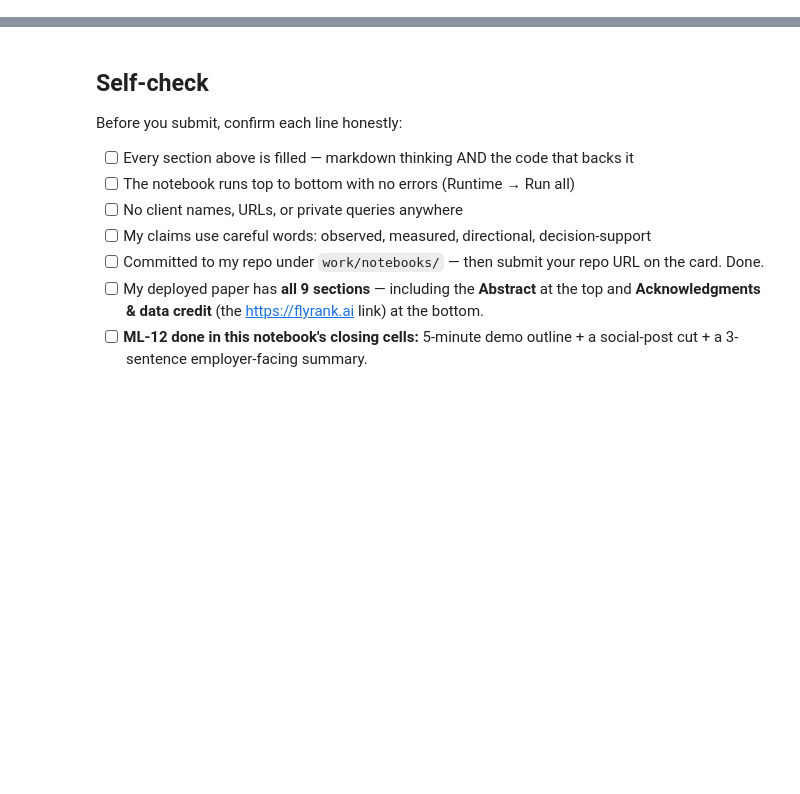
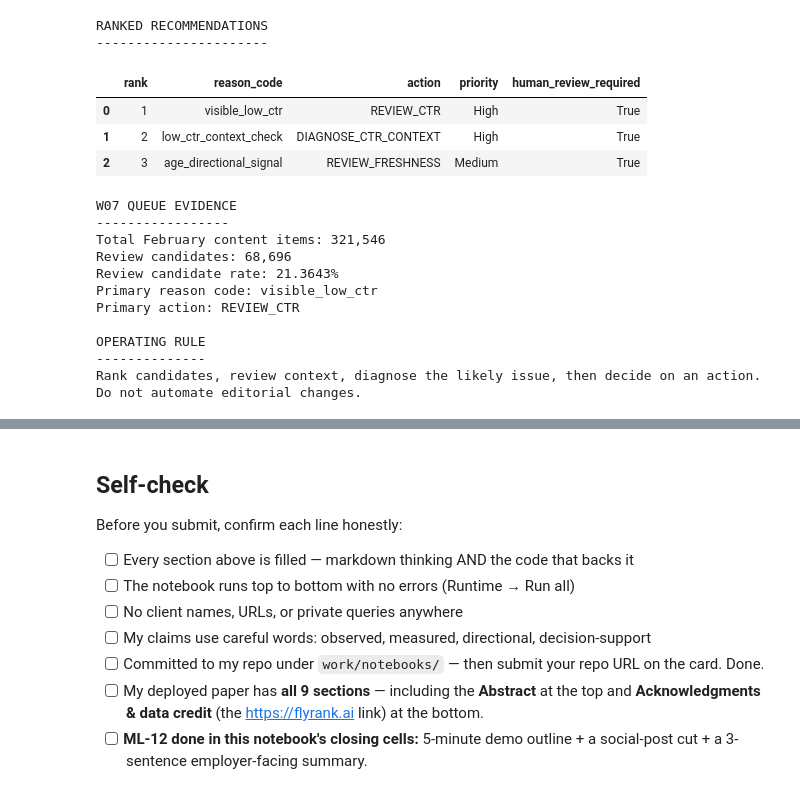
Before and after one commit to Shakir-j/flyrank-internship-ml, a Jupyter notebook: work/notebooks/capstone.ipynb, the cells around one changed output, grey strips where cells are left out. Cells and saved outputs as stored; diff of their text form; code cells hidden in the pictures; blank space fills up the shorter version.

```diff
--- a/work/notebooks/capstone.ipynb
+++ b/work/notebooks/capstone.ipynb
@@ -36,0 +497,79 @@ This skeleton is yours to fill. Work the sections **in order** — each one has
+# %%
+# ============================================================
+# SECTION 6 — RANKED RECOMMENDATIONS
+# ============================================================
+
+recommendations = pd.DataFrame({
+    "rank": [1, 2, 3],
+    "reason_code": [
+        "visible_low_ctr",
+        "low_ctr_context_check",
+        "age_directional_signal"
+    ],
+    "action": [
+        "REVIEW_CTR",
+        "DIAGNOSE_CTR_CONTEXT",
+        "REVIEW_FRESHNESS"
+    ],
+    "priority": [
+        "High",
+        "High",
+        "Medium"
+    ],
+    "human_review_required": [
+        True,
+        True,
+        True
+    ]
+})
+
+print("RANKED RECOMMENDATIONS")
+print("----------------------")
+display(recommendations)
+
+
+# ------------------------------------------------------------
+# W07 queue evidence
+# ------------------------------------------------------------
+
+total_content_items = 321546
+review_candidates = 68696
+review_rate = review_candidates / total_content_items
+
+print("\nW07 QUEUE EVIDENCE")
+print("-----------------")
+print("Total February content items:", f"{total_content_items:,}")
+print("Review candidates:", f"{review_candidates:,}")
+print("Review candidate rate:", f"{review_rate:.4%}")
+print("Primary reason code:", "visible_low_ctr")
+print("Primary action:", "REVIEW_CTR")
+
+
+# ------------------------------------------------------------
+# Operating rule
+# ------------------------------------------------------------
+
+print("\nOPERATING RULE")
+print("--------------")
+print(
+    "Rank candidates, review context, diagnose the likely issue, "
+    "then decide on an action. Do not automate editorial changes."
+)
+# %% [output]
+RANKED RECOMMENDATIONS
+----------------------
+|  | rank | reason_code | action | priority | human_review_required |
+| 0 | 1 | visible_low_ctr | REVIEW_CTR | High | True |
+| 1 | 2 | low_ctr_context_check | DIAGNOSE_CTR_CONTEXT | High | True |
+| 2 | 3 | age_directional_signal | REVIEW_FRESHNESS | Medium | True |
+W07 QUEUE EVIDENCE
+-----------------
+Total February content items: 321,546
+Review candidates: 68,696
+Review candidate rate: 21.3643%
+Primary reason code: visible_low_ctr
+Primary action: REVIEW_CTR
+
+OPERATING RULE
+--------------
+Rank candidates, review context, diagnose the likely issue, then decide on an action. Do not automate editorial changes.
```
Also changed, not shown: parts of 21 cells of this notebook.
